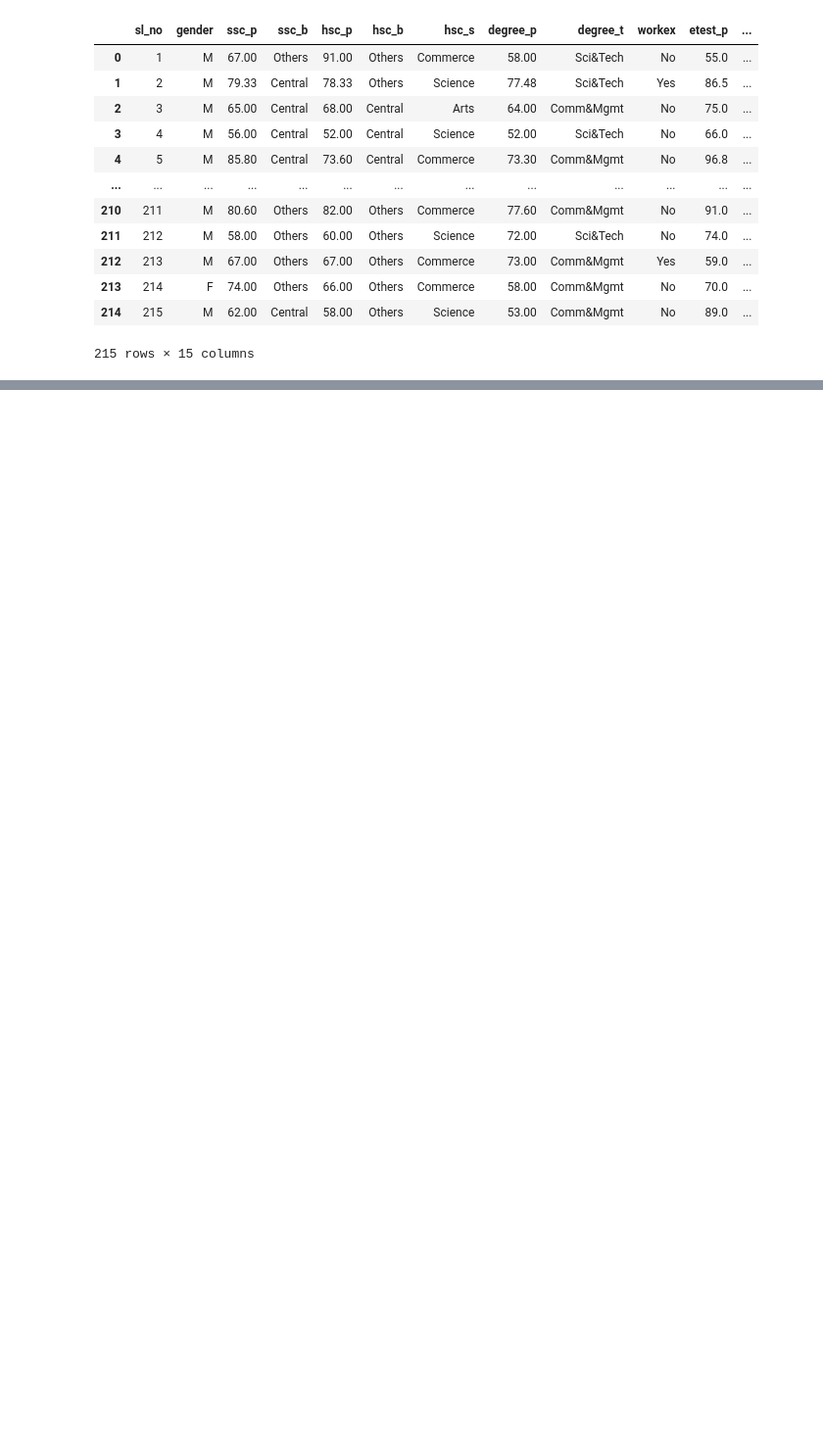
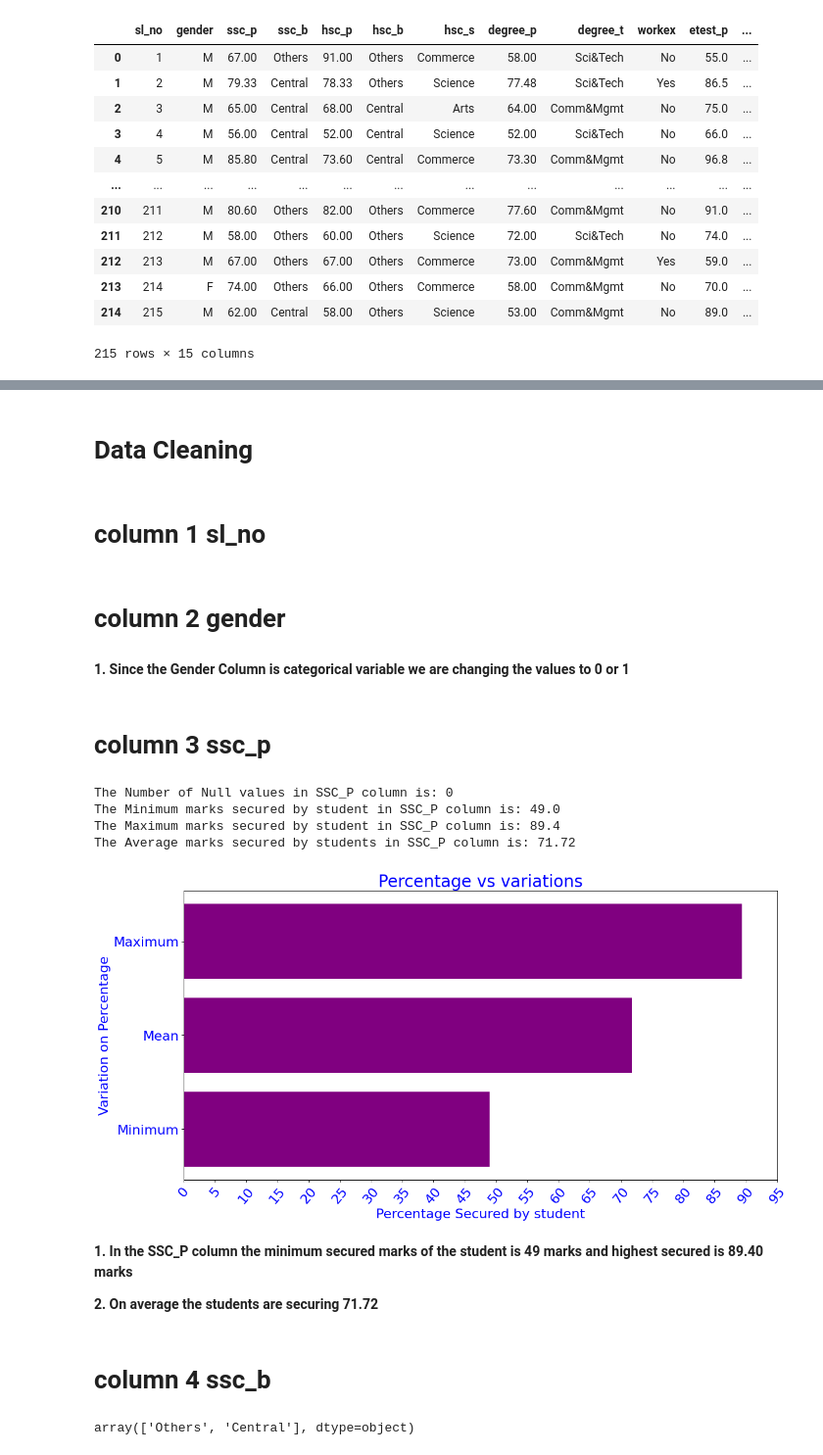
Before and after one commit to Manikandan-professional/Placements-Data-Analysis, a Jupyter notebook: Placements_Data_Analysis.ipynb, the cells around one changed output, grey strips where cells are left out. Shown at 98% size. Saved outputs shown, nothing was run; the diff lists cells and outputs as text; code cells hidden in the pictures; blank space fills up the shorter version.

```diff
--- a/Placements_Data_Analysis.ipynb
+++ b/Placements_Data_Analysis.ipynb
@@ -25 +68,5 @@ df
+# %% [markdown]
+# **Data Cleaning**
+# %% [markdown]
+# column 1 sl_no
 # %%
@@ -26,0 +74,2 @@ df=df.drop(columns=['sl_no','salary'],axis=1)
+# %% [markdown]
+# column 2 gender
@@ -26,0 +79,36 @@ df=df.drop(columns=['sl_no','salary'],axis=1)
+# %% [markdown]
+**1. Since the Gender Column is categorical variable we are changing the values to 0 or 1**
+# %% [markdown]
+# column 3 ssc_p
+# %%
+print('The Number of Null values in SSC_P column is:',df['ssc_p'].isnull().sum())
+print('The Minimum marks secured by student in SSC_P column is:',np.min(df['ssc_p']))
+print('The Maximum marks secured by student in SSC_P column is:',np.max(df['ssc_p']))
+print('The Average marks secured by students in SSC_P column is:',round(np.mean(df['ssc_p']),2))
+idx=['Minimum','Mean','Maximum']
+values=[np.min(df['ssc_p']),round(np.mean(df['ssc_p']),2),np.max(df['ssc_p'])]
+df[['ssc_p']].describe().T
+plt.figure(figsize=(16,8),dpi=80)
+plt.barh(idx,values,color='purple')
+plt.title('Percentage vs variations',fontsize=25,color='blue')
+plt.xlabel('Percentage Secured by student',fontsize=20,color='blue')
+plt.ylabel('Variation on Percentage',fontsize=20,color='blue')
+plt.xticks(np.arange(0,100,5),rotation=50,fontsize=20,color='blue')
+plt.yticks(fontsize=20,color='blue')
+plt.show()
+# %% [output]
+The Number of Null values in SSC_P column is: 0
+The Minimum marks secured by student in SSC_P column is: 49.0
+The Maximum marks secured by student in SSC_P column is: 89.4
+The Average marks secured by students in SSC_P column is: 71.72
+[figure, added]
+# %% [markdown]
+**1. In the SSC_P column the minimum secured marks of the student is 49 marks and highest secured is 89.40 marks**
+
+**2. On average the students are securing 71.72**
+# %% [markdown]
+# column 4 ssc_b
+# %%
+df['ssc_b'].unique()
+# %% [output]
+array(['Others', 'Central'], dtype=object)
```
Also changed, not shown: parts of 25 cells of this notebook.
